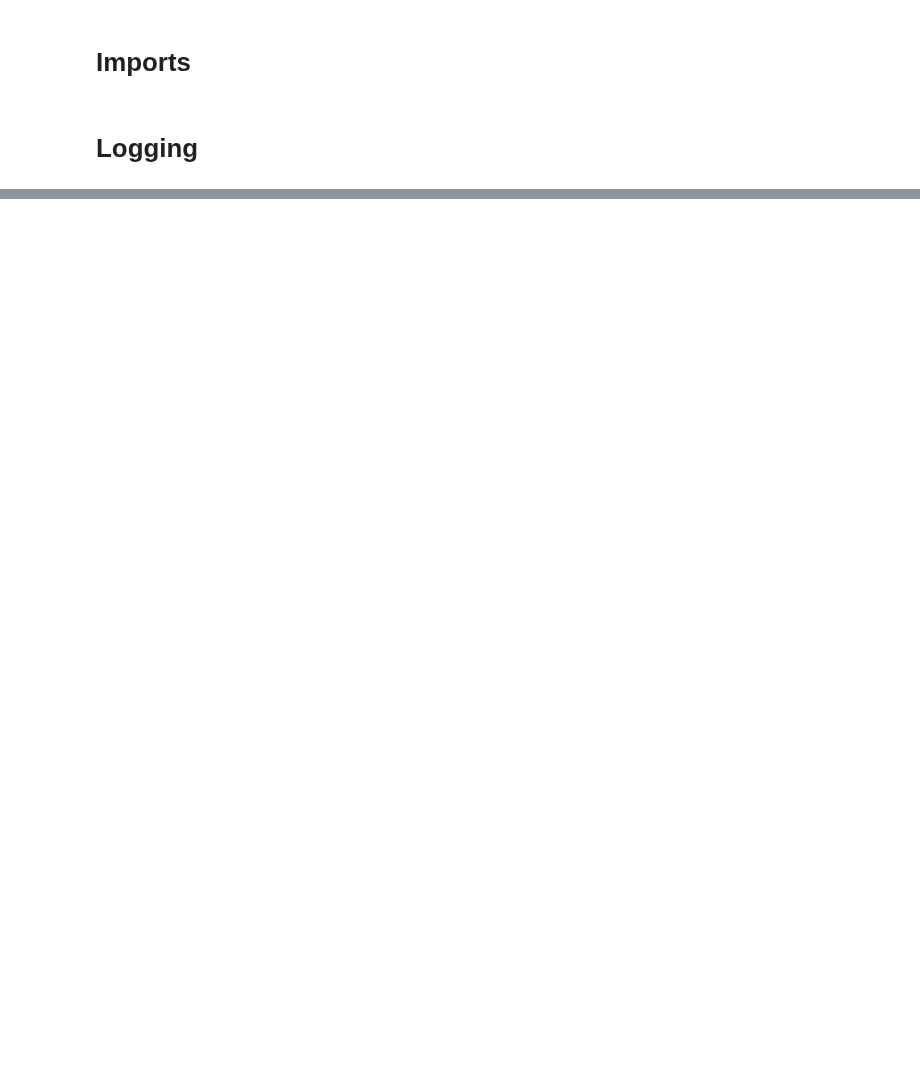
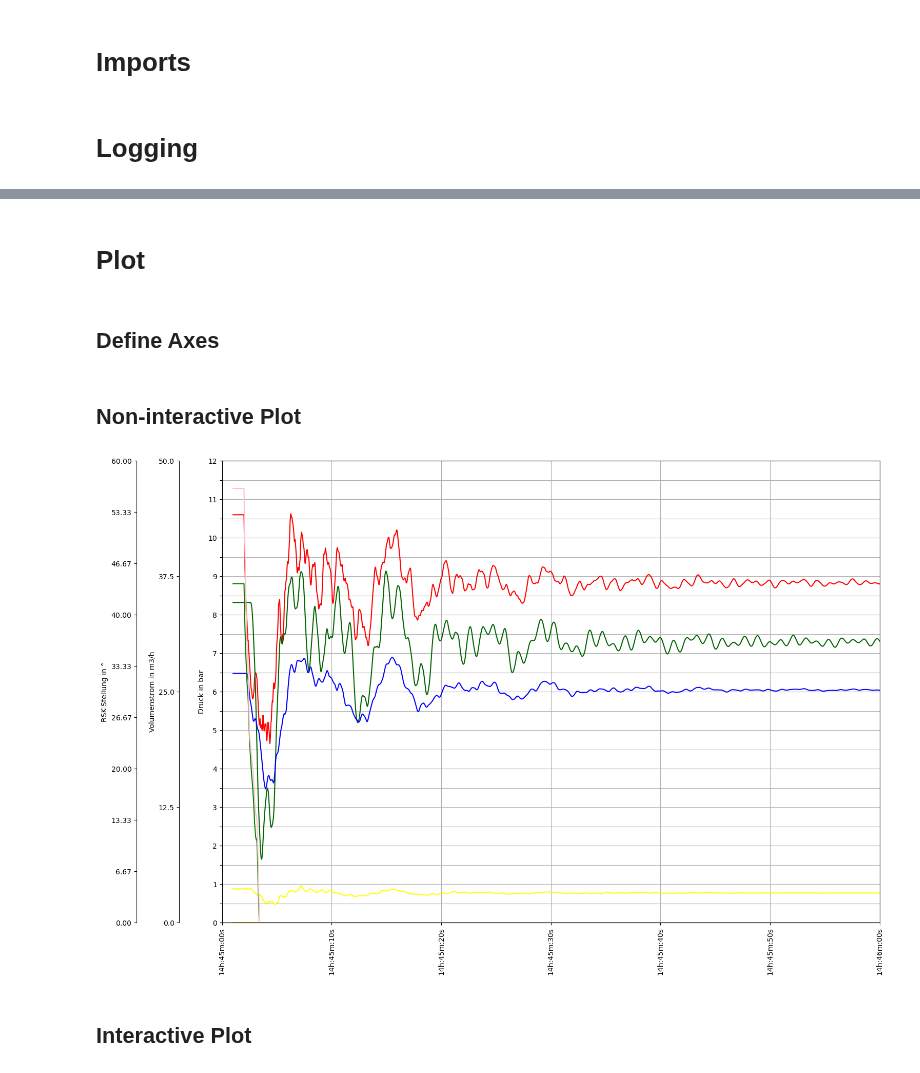
Before and after one commit to 3SConsult/PT3S, a Jupyter notebook: docs/Example2.ipynb, the cells around one changed output, grey strips where cells are left out. Saved outputs shown, nothing was run; the diff lists cells and outputs as text; code cells hidden in the pictures; blank space fills up the shorter version.

```diff
--- a/docs/Example2.ipynb
+++ b/docs/Example2.ipynb
@@ -321,0 +73,6 @@ ImportError: cannot import name 'interactive' from 'IPython.display' (C:\Users\j
+# %%
+df=m.mx.df
+# %% [markdown]
+# Plot
+# %% [markdown]
+## Define Axes
@@ -321,0 +105,48 @@ ImportError: cannot import name 'interactive' from 'IPython.display' (C:\Users\j
+# %% [markdown]
+## Non-interactive Plot
+# %%
+def plot():
+
+    fig, ax0 = plt.subplots(figsize=Rm.DINA3q)
+
+    ax0.set_yticks(np.linspace(0, 24, 25))
+    ax0.yaxis.set_ticklabels([])
+    ax0.grid()
+
+    #Druck
+    ax1 = ax0.twinx()
+    fyP(ax1)
+
+    ax1.plot(df.index, df['KNOT~K0011~~5471942051669438823~PH'], color='red')
+    ax1.plot(df.index, df['KNOT~5143521_i~~5166327497394449628~PH'], color='darkgreen')
+    ax1.plot(df.index, df['KNOT~791393_3_k~~5667818255300782920~PH'], color='blue')
+    ax1.plot(df.index, df['KNOT~1629686_0_i~~5262999985134416180~PH'], color='yellow')
+
+    #Volumenstrom
+    ax2 = ax0.twinx()
+    fyQ(ax2)
+
+    ax2.plot(df.index, df['VENT~K0006~K0004~5659089154378919131~QM'], color='orange')
+    ax2.plot(df.index, df['VENT~K0011~PST_out~5430537691154258843~QM'], color='green')
+
+    #RSK-Stellung
+    ax3 = ax0.twinx()
+    fyRSK(ax3)
+
+    ax3.plot(df.index, df['KLAP~K0013~K0014~5303247238968995258~PHI'], color='pink')
+
+    # Set the x-axis limits
+    Startzeit=datetime.datetime(2020, 1, 28, 14, 45)
+    Endzeit=datetime.datetime(2020, 1, 28, 14, 46)
+
+    ax0.set_xlim(Startzeit, Endzeit)
+
+    Rm.pltHelperX(ax0, dateFormat='%Hh:%Mm:%Ss', bysecond=[0,10,20,30,40,50,60], yPos=0)
+
+    plt.show()
+# %%
+plot()
+# %% [output]
+[figure, added]
+# %% [markdown]
+## Interactive Plot
```
Also changed, not shown: parts of 30 cells of this notebook, 9 other files.
